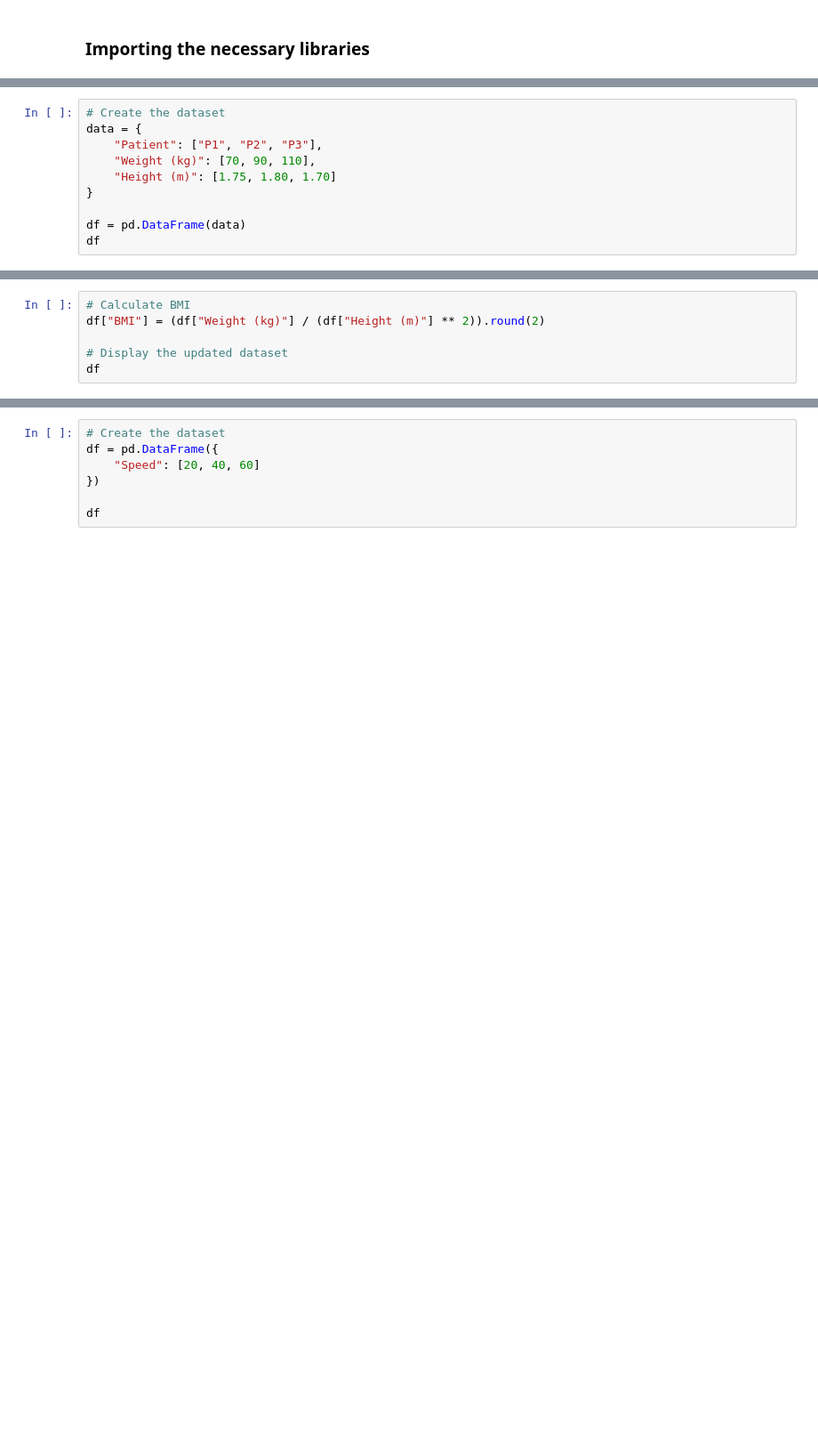
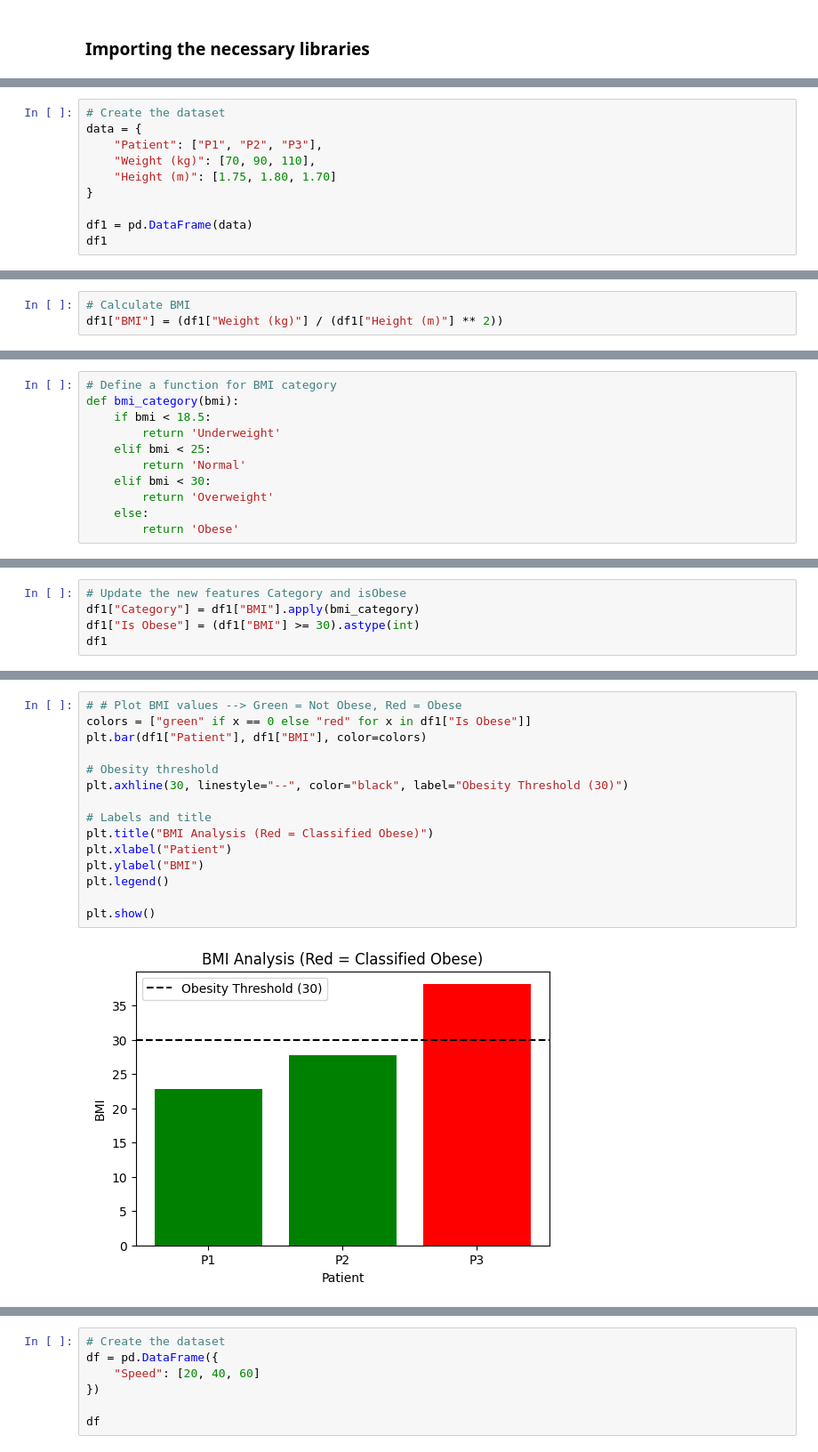
Before and after one commit to MonishDY/AI-Track, a Jupyter notebook: Module 2 - Feature Engineering/Assignment 1/Machine_Learning_Case_Studies_01.ipynb, the cells around one changed output, grey strips where cells are left out. Shown at 89% size. Cells and saved outputs as stored; diff of their text form; blank space fills up the shorter version.

```diff
--- a/Module 2 - Feature Engineering/Assignment 1/Machine_Learning_Case_Studies_01.ipynb
+++ b/Module 2 - Feature Engineering/Assignment 1/Machine_Learning_Case_Studies_01.ipynb
@@ -111,7 +139,7 @@ data = {
     "Height (m)": [1.75, 1.80, 1.70]
 }
 
-df = pd.DataFrame(data)
-df
+df1 = pd.DataFrame(data)
+df1
 # %% [output]
 |  | Patient | Weight (kg) | Height (m) |
@@ -121,6 +151,3 @@ df
 # %%
 # Calculate BMI
-df["BMI"] = (df["Weight (kg)"] / (df["Height (m)"] ** 2)).round(2)
-
-# Display the updated dataset
-df
+df1["BMI"] = (df1["Weight (kg)"] / (df1["Height (m)"] ** 2))
@@ -131,0 +156,11 @@ df
+# %%
+# Define a function for BMI category
+def bmi_category(bmi):
+    if bmi < 18.5:
+        return 'Underweight'
+    elif bmi < 25:
+        return 'Normal'
+    elif bmi < 30:
+        return 'Overweight'
+    else:
+        return 'Obese'
@@ -131,0 +169,5 @@ df
+# %%
+# Update the new features Category and isObese
+df1["Category"] = df1["BMI"].apply(bmi_category)
+df1["Is Obese"] = (df1["BMI"] >= 30).astype(int)
+df1
@@ -131,0 +186,17 @@ df
+# %%
+# # Plot BMI values --> Green = Not Obese, Red = Obese
+colors = ["green" if x == 0 else "red" for x in df1["Is Obese"]]
+plt.bar(df1["Patient"], df1["BMI"], color=colors)
+
+# Obesity threshold
+plt.axhline(30, linestyle="--", color="black", label="Obesity Threshold (30)")
+
+# Labels and title
+plt.title("BMI Analysis (Red = Classified Obese)")
+plt.xlabel("Patient")
+plt.ylabel("BMI")
+plt.legend()
+
+plt.show()
+# %% [output]
+[figure, added]
```
Also changed, not shown: parts of 19 cells of this notebook.
